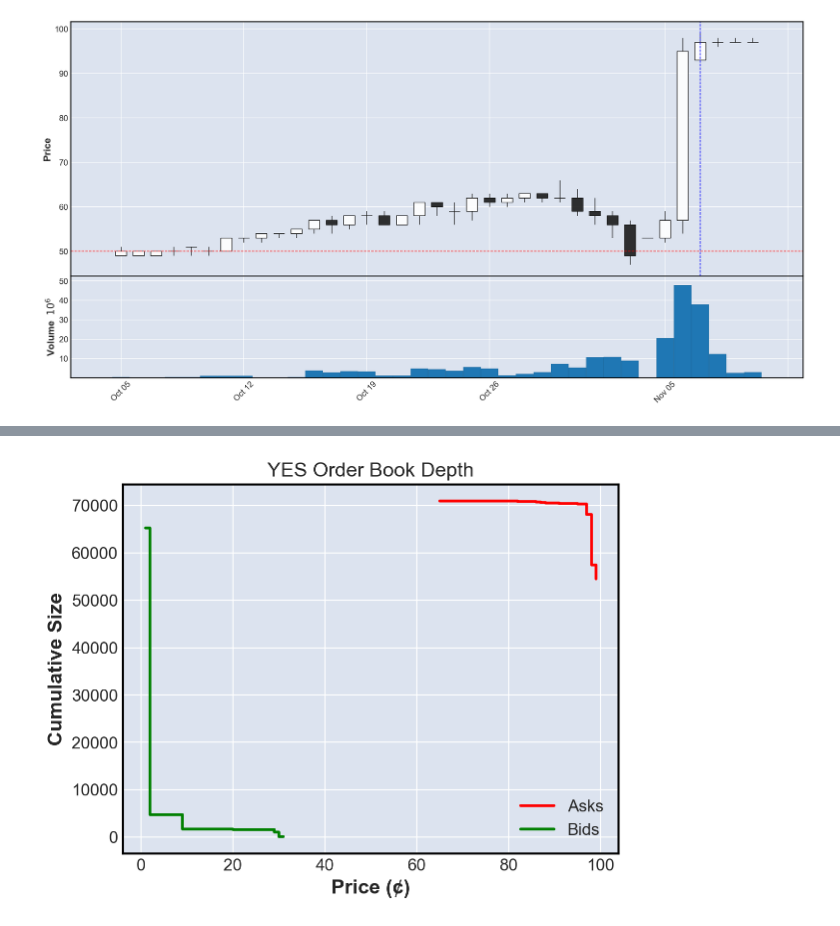
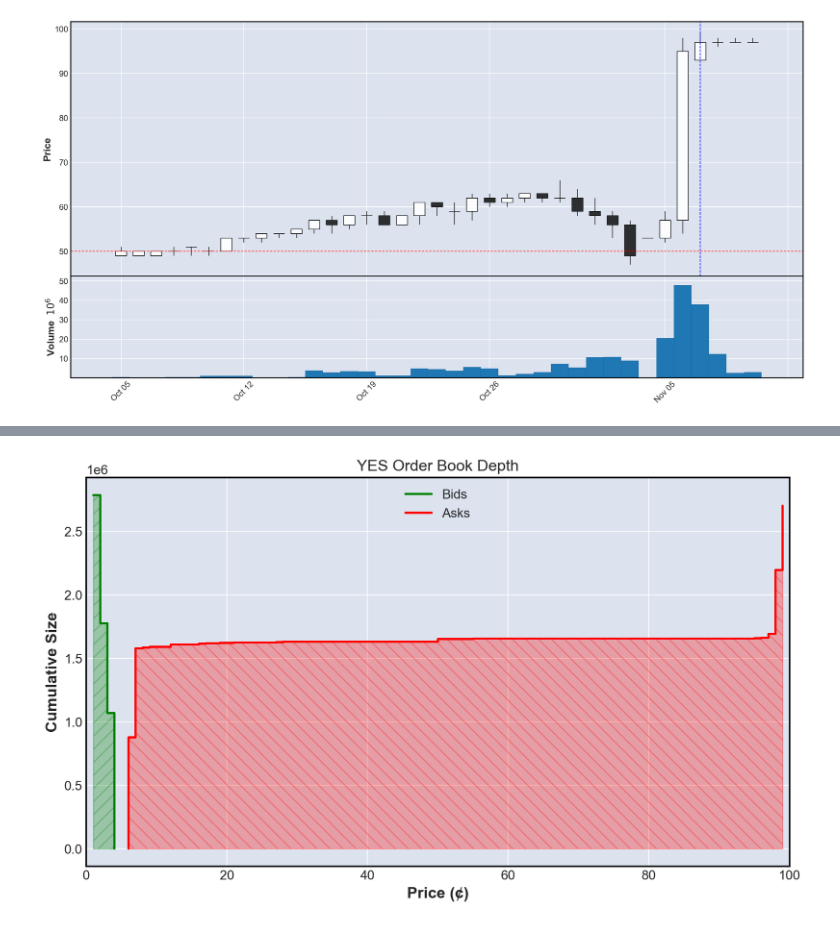
Before and after one commit to NiccoloComati/mykalshi, a Jupyter notebook: main.ipynb, the cells around one changed output, grey strips where cells are left out. Saved outputs shown, nothing was run; the diff lists cells and outputs as text; code cells hidden in the pictures.

```diff
--- a/main.ipynb
+++ b/main.ipynb
@@ -349,0 +312,12 @@ Asks:
+# %%
+orderbook = market.get_market_orderbook(ticker="KXFEDDECISION-25JUL-C25")["orderbook"]
+yes_bids = sorted(orderbook["yes"], key=lambda x: x[0])
+yes_asks = sorted([[100 - price, size] for price, size in orderbook["no"]], key=lambda x: x[0])
+
+print("\nBids:")
+for price, qty in yes_bids:
+    print(f"  YES @ {price}¢ × {qty} contracts")
+
+print("Asks:")
+for price, qty in yes_asks:
+    print(f"  YES @ {price}¢ × {qty} contracts")
@@ -354,15 +346,30 @@ ask_cum = list(np.cumsum(ask_sizes))
 
 bid_prices = [p for p, _ in yes_bids]
 bid_sizes = [q for _, q in yes_bids]
-bid_cum = list(np.cumsum(bid_sizes))
+bid_cum = list(np.cumsum(bid_sizes[::-1]))[::-1]
-# %%
-plt.step(ask_prices, ask_cum, label="Asks", color="red")
-plt.step(bid_prices, bid_cum, label="Bids", color="green")
-plt.xlabel("Price (¢)")
-plt.ylabel("Cumulative Size")
-plt.title("YES Order Book Depth")
-plt.legend()
-plt.grid(True)
-plt.show()
-# %% [output]
-[figure, removed]
+# %%
+# Duplicate the last point at the end of each side — at same price, with volume = 0
+bid_prices_ext = bid_prices + [bid_prices[-1]]
+bid_cum_ext = bid_cum + [0]
+
+ask_prices_ext = [ask_prices[0]] + ask_prices
+ask_cum_ext = [0] + ask_cum
+
+# Plot
+plt.figure(figsize=(10, 6))
+plt.step(bid_prices_ext, bid_cum_ext, label="Bids", color="green", where="post")
+plt.step(ask_prices_ext, ask_cum_ext, label="Asks", color="red", where="post")
+
+plt.fill_between(bid_prices_ext, bid_cum_ext, step="post", color="green", alpha=0.3, hatch='//')
+plt.fill_between(ask_prices_ext, ask_cum_ext, step="post", color="red", alpha=0.3, hatch='\\\\')
+
+plt.xlabel("Price (¢)")
+plt.ylabel("Cumulative Size")
+plt.title("YES Order Book Depth")
+plt.legend(loc="upper center")
+plt.xlim(0, 100)
+plt.grid(True)
+plt.tight_layout()
+plt.show()
+# %% [output]
+[figure, added]
```
Also changed, not shown: parts of 25 cells of this notebook, 4 other files.
